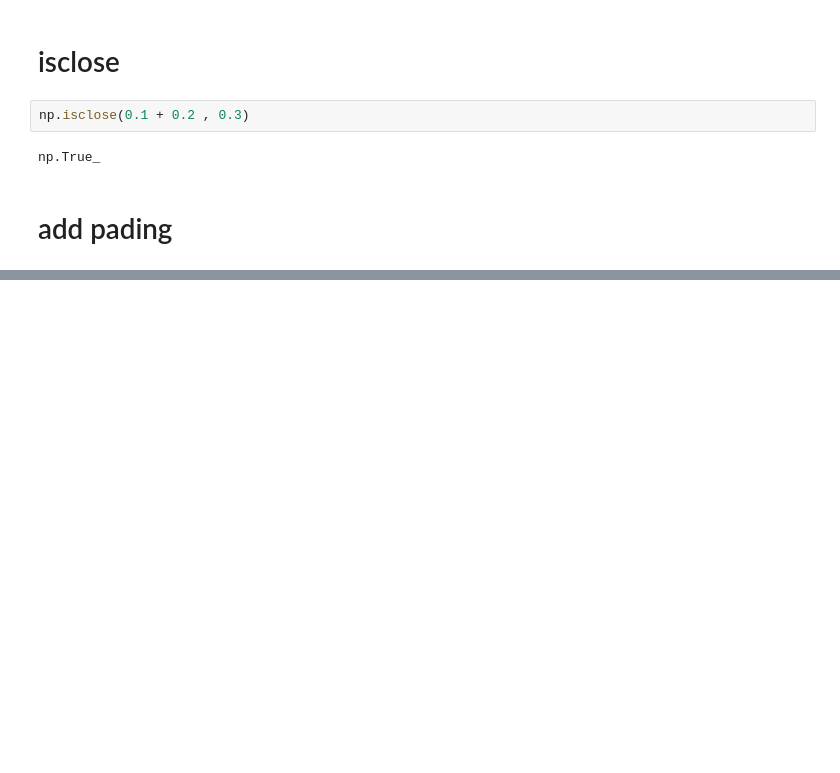
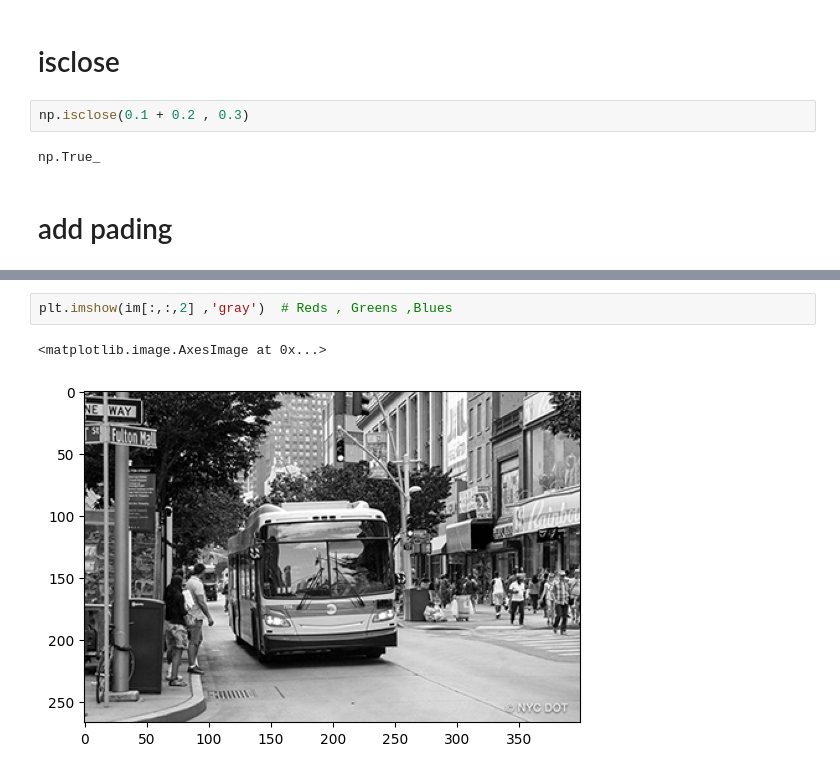
Before and after one commit to TahaT80/AI, a Jupyter notebook: part1_numpy/main.ipynb, the cells around one changed output, grey strips where cells are left out. Drawn from its saved outputs; the diff is of its cells as text; blank space fills up the shorter version.

```diff
--- a/part1_numpy/main.ipynb
+++ b/part1_numpy/main.ipynb
@@ -604,0 +664,5 @@ array([ 0,  1,  2,  3,  4,  5,  6,  7,  8,  9, 10, 11, 12, 13, 14, 15, 16,
+# %%
+plt.imshow(im[:,:,2] ,'gray')  # Reds , Greens ,Blues
+# %% [output]
+<matplotlib.image.AxesImage at 0x...>
+[figure, added]
```
Also changed, not shown: parts of 35 cells of this notebook, 1 other file.
